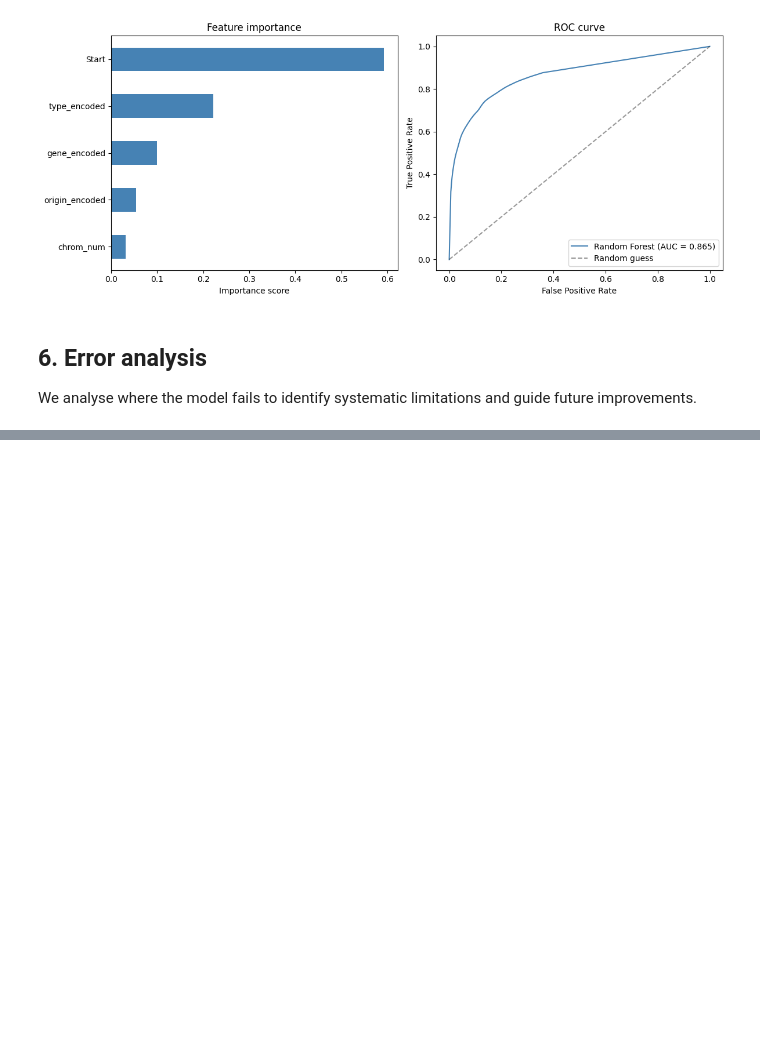
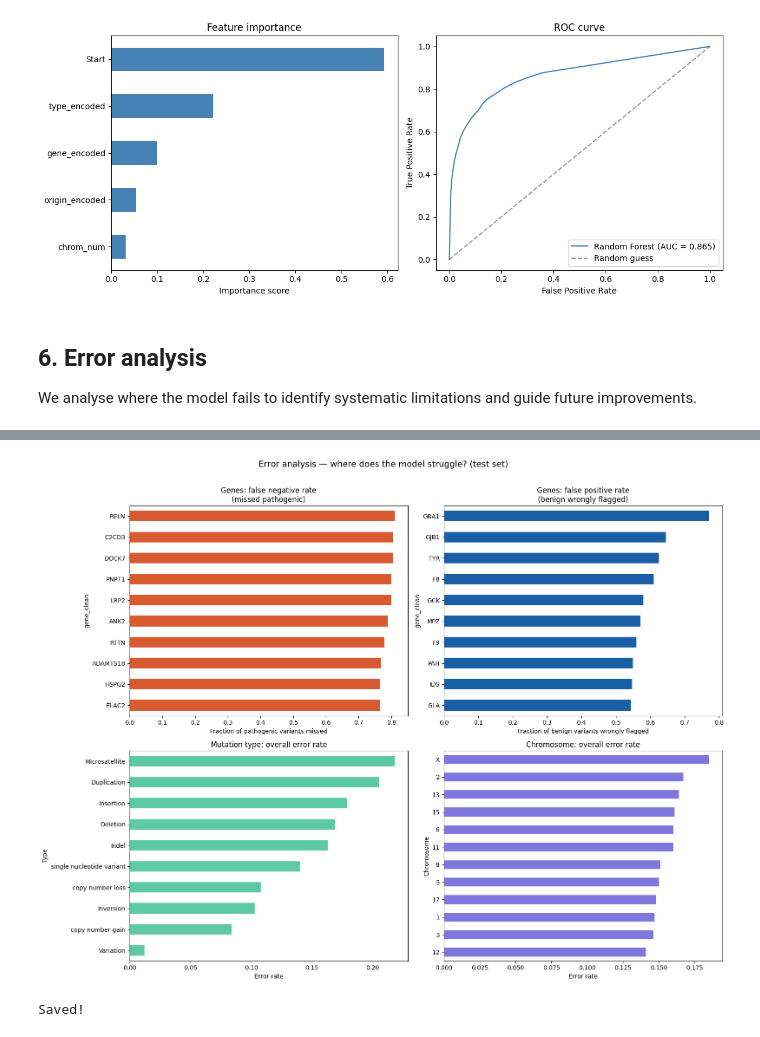
Before and after one commit to dariasof/clinvar-ml-classifier, a Jupyter notebook: notebooks/analysis.ipynb, the cells around one changed output, grey strips where cells are left out. Cells and saved outputs as stored; diff of their text form; code cells hidden in the pictures; blank space fills up the shorter version.

```diff
--- a/notebooks/analysis.ipynb
+++ b/notebooks/analysis.ipynb
@@ -299,3 +393,41 @@ plt.show()
+# %%
+# Visualization of error analysis
+fig, axes = plt.subplots(2, 2, figsize=(16, 12))
+
+#gene false negative rate
+top_fn = gene_stats['fn_rate'].sort_values(ascending=False).head(10)
+top_fn.sort_values().plot(kind='barh', ax=axes[0,0], color='#D85A30')
+axes[0,0].set_title('Genes: false negative rate\n(missed pathogenic)')
+axes[0,0].set_xlabel('Fraction of pathogenic variants missed')
+
+#gene false positive rate
+top_fp = gene_stats['fp_rate'].sort_values(ascending=False).head(10)
+top_fp.sort_values().plot(kind='barh', ax=axes[0,1], color='#185FA5')
+axes[0,1].set_title('Genes: false positive rate\n(benign wrongly flagged)')
+axes[0,1].set_xlabel('Fraction of benign variants wrongly flagged')
+
+#mutation type
+type_plot = type_stats[type_stats['total'] >= 100]['error_rate']\
+    .sort_values(ascending=False)
+type_plot.sort_values().plot(kind='barh', ax=axes[1,0], color='#5DCAA5')
+axes[1,0].set_title('Mutation type: overall error rate')
+axes[1,0].set_xlabel('Error rate')
+
+#chromosome
+chrom_plot = chrom_stats['error_rate'].sort_values(ascending=False).head(12)
+chrom_plot.sort_values().plot(kind='barh', ax=axes[1,1], color='#7F77DD')
+axes[1,1].set_title('Chromosome: overall error rate')
+axes[1,1].set_xlabel('Error rate')
+
+plt.suptitle('Error analysis — where does the model struggle? (test set)',
+             fontsize=14, y=1.01)
+plt.tight_layout()
+plt.savefig('../results/figures/error_analysis.png',
+            dpi=150, bbox_inches='tight')
+plt.show()
+# %% [output]
+[figure, added]
+Saved!
 # %% [markdown]
 ## 7. Conclusions and limitations
 
```
Also changed, not shown: parts of 7 cells of this notebook, 2 other files.
